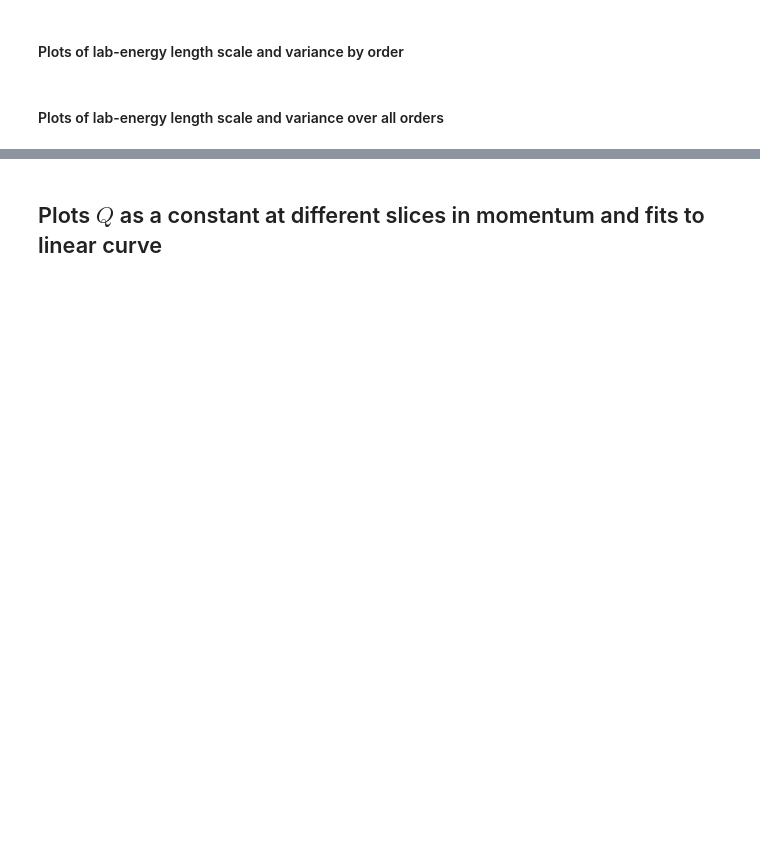
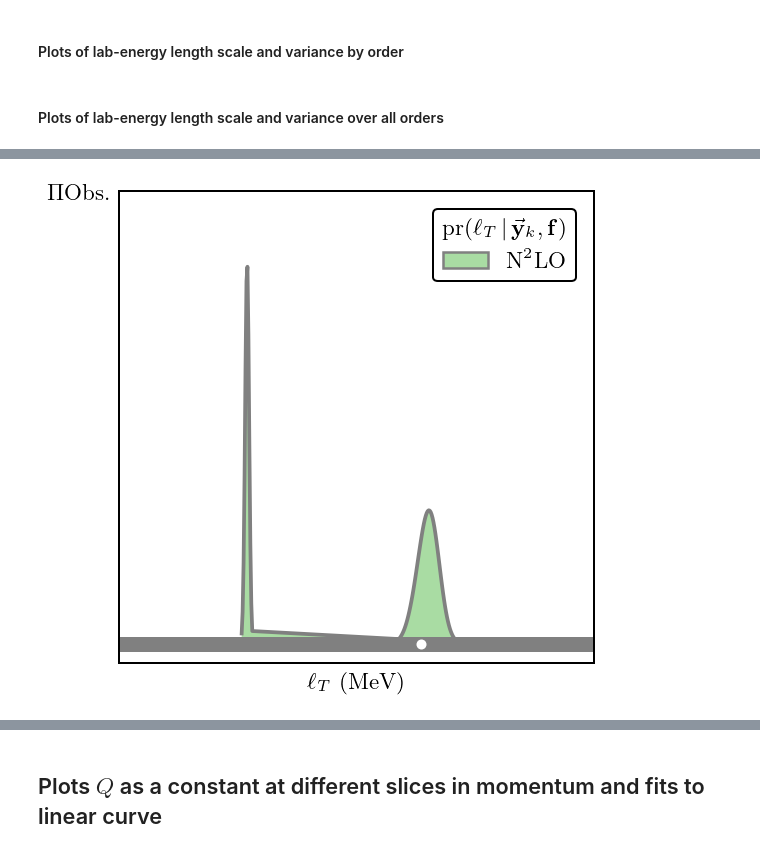
Before and after one commit to buqeye/modern_nn_potentials, a Jupyter notebook: notebooks/paper_figures_2.ipynb, the cells around one changed output, grey strips where cells are left out. Drawn from its saved outputs; the diff is of its cells as text; code cells hidden in the pictures; blank space fills up the shorter version.

```diff
--- a/notebooks/paper_figures_2.ipynb
+++ b/notebooks/paper_figures_2.ipynb
@@ -1614,74 +1811,26 @@ fig_deg_var_all.savefig('figures2/' + 'var' + '_' + 'deg_slices' + '_' + 'allord
 # %%
-import ray
-
-ScaleSchemeQ_list = [ScaleScheme]
-
-# sets random variables for Bayesian statistical calculations
-ls_tlab_vals = np.linspace(1, 150,
-                          300, dtype=np.dtype('f4'))
-lambdab_vals = Lambda_b_coeffs * np.array([0.999, 1.001])
-mpieff_vals = mpi_eff_coeffs * np.array([0.999, 1.001])
-
-mesh_cart_degslice = gm.cartesian(lambdab_vals, np.log(ls_tlab_vals), mpieff_vals)
-
-LambdabVariable = RandomVariable(var=lambdab_vals,
-                                 user_val=Lambda_b_coeffs,
-                                 name='Lambdab',
-                                 label="\Lambda_{b}",
-                                 units="MeV",
-                                 ticks=[300, 450, 600, 750],
-                                 logprior=np.zeros(len(lambdab_vals)),
-                                 logprior_name="noprior",
-                                 marg_bool = False)
-LsTlabVariable = RandomVariable(var=ls_tlab_vals,
-                            user_val=None,
-                            name='lstlab',
-                            label="\ell_{T}",
-                            units="MeV",
-                            ticks=[],
-                            logprior=np.zeros(len(ls_tlab_vals)),
-                            logprior_name="noprior",
-                            marg_bool=True)
-MpieffVariable = RandomVariable(var=mpieff_vals,
-                                user_val=mpi_eff_coeffs,
-                                name='mpieff',
-                                label="m_{\pi}",
-                                units="MeV",
-                                ticks=[50, 100, 150, 200, 250, 300],
-                                logprior=np.zeros(len(mpieff_vals)),
-                                logprior_name="nologprior",
-                                marg_bool = False)
-variables_array = np.array([LambdabVariable, LsTlabVariable, MpieffVariable])
-
-# ALLOBS for angle input spaces
-plot_obs_list = [[obs_data_name]]
-obs_name_grouped_list = [obs_data_name]
-obs_labels_grouped_list = [obs_data_name]
-mesh_cart_grouped_list = [[mesh_cart_degslice]]
-
-ell_fit_pts = np.array([])
-ell_fit_stddev = np.array([])
-
-orders_ell = 1
-
-ratio_fn=ratio_fn_curvewise
-ratio_fn_kwargs={
-    "p_param": p_type,
-    "Q_param": Q_type,
-    "mpi_var": mpi_eff_coeffs,
-    "lambda_var": Lambda_b_coeffs,
-    "single_expansion": False,
-}
-log_likelihood_fn=log_likelihood
-log_likelihood_fn_kwargs={
-    "p_param": p_type,
-    "Q_param": Q_type,
-    "single_expansion": False,
-}
-
 # calculates posterior pdfs for the lab-energy length scale and extracts values for
 # the MAP, mean, and variance
 for degfp in degrees_slice_pts:
+    ratio_fn=ratio_fn_new
+    ratio_fn_kwargs={
+        "p_param": p_type,
+        "Q_param": Q_type,
+        "p" : E_to_p(t_lab_slice_pts, interaction = 'np'),
+        "mpi_var": mpi_eff_coeffs,
+        "lambda_var": Lambda_b_coeffs,
+        "single_expansion": False,
+    }
+    log_likelihood_fn=log_likelihood_new
+    log_likelihood_fn_kwargs={
+        "p_param": p_type,
+        "Q_param": Q_type,
+        "p" : E_to_p(t_lab_slice_pts, interaction = 'np'),
+        "mpi_var": mpi_eff_coeffs,
+        "lambda_var": Lambda_b_coeffs,
+        "single_expansion": False,
+    }
+
     stats_array, _ = generate_posteriors(
 #         nn_interaction="np",
         scale_scheme_bunch_array=ScaleSchemeQ_list,
@@ -1697,12 +1846,16 @@ for degfp in degrees_slice_pts:
         orders_names_dict=None,
         orders_labels_dict=None,
         length_scale_list=[NSKernelParam(60, [10, 200])],
+        length_scale_fixed = False,
+        cbar_list = [NSKernelParam(1.0, [0.1, 10])],
+        cbar_fixed = True,
         m_pi_eff=mpi_eff_coeffs,
         Lambdab=Lambda_b_coeffs,
         print_all_classes=False,
         savefile_type="png",
 
         plot_posterior_curvewise_bool=True,
+        plot_marg_curvewise_bool=True,
         plot_corner_curvewise_bool=False,
         use_data_curvewise_bool=False,
         save_data_curvewise_bool=False,
@@ -1719,6 +1872,11 @@ for degfp in degrees_slice_pts:
         log_likelihood_fn_posterior = log_likelihood_fn,
         log_likelihood_fn_kwargs_posterior = log_likelihood_fn_kwargs,
 
+        cbar_fn = cbar_fn,
+        cbar_fn_kwargs = cbar_fn_kwargs,
+        scaling_fn = scaling_fn,
+        scaling_fn_kwargs = scaling_fn_kwargs,
+
         plot_posterior_pointwise_bool=False,
         save_posterior_pointwise_bool=False,
 
@@ -1729,3 +1887,4 @@ for degfp in degrees_slice_pts:
 
     ell_fit_pts = np.append(ell_fit_pts, stats_array[[i % 3 == 0 for i in range(np.shape(stats_array)[0])]])
     ell_fit_stddev = np.append(ell_fit_stddev, stats_array[[i % 3 == 2 for i in range(np.shape(stats_array)[0])]])
+# %% [output]
@@ -1731,0 +1895 @@ for degfp in degrees_slice_pts:
+[figure, added]
```
Also changed, not shown: parts of 22 cells of this notebook, 33 other files.
